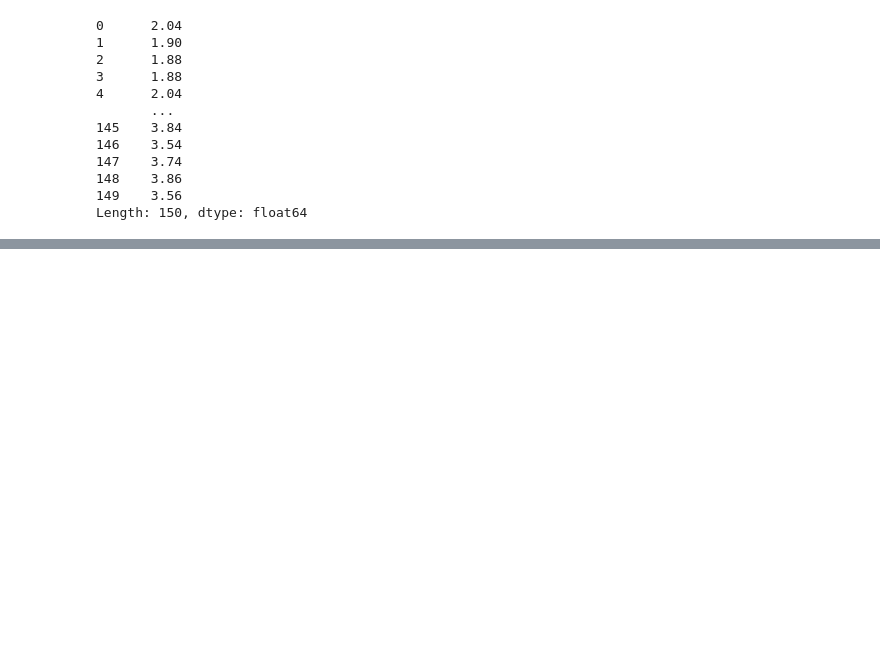
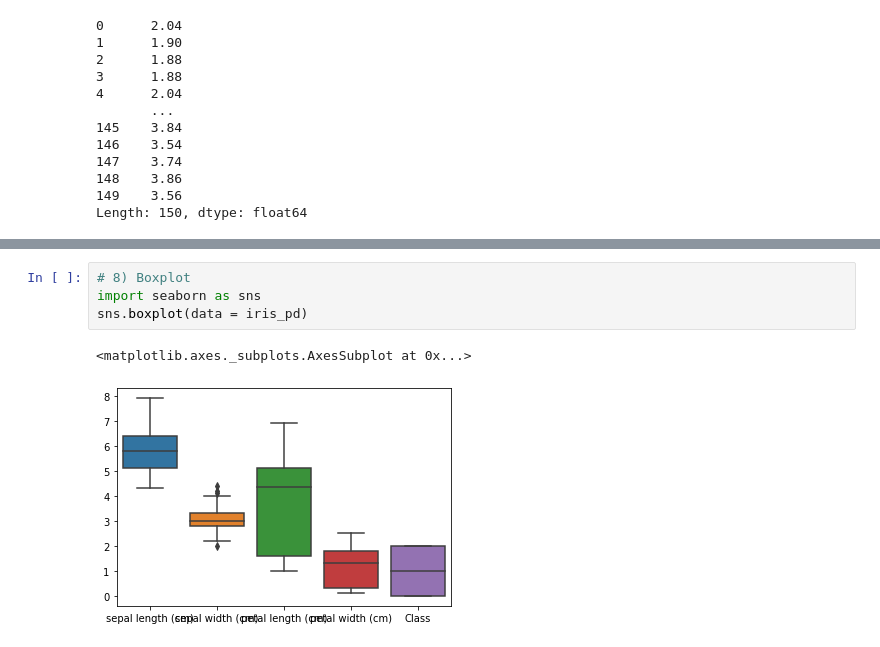
Before and after one commit to sandipanpaul21/Machine-Learning-in-Python-Code, a Jupyter notebook: 02_Univariate_Analysis.ipynb, the cells around one changed output, grey strips where cells are left out. Cells and saved outputs as stored; diff of their text form; blank space fills up the shorter version.

```diff
--- a/02_Univariate_Analysis.ipynb
+++ b/02_Univariate_Analysis.ipynb
@@ -197,0 +267,7 @@ Name: Class, dtype: int64
+# %%
+# 8) Boxplot
+import seaborn as sns
+sns.boxplot(data = iris_pd)
+# %% [output]
+<matplotlib.axes._subplots.AxesSubplot at 0x...>
+[figure, added]
```
Also changed, not shown: parts of 27 cells of this notebook.
